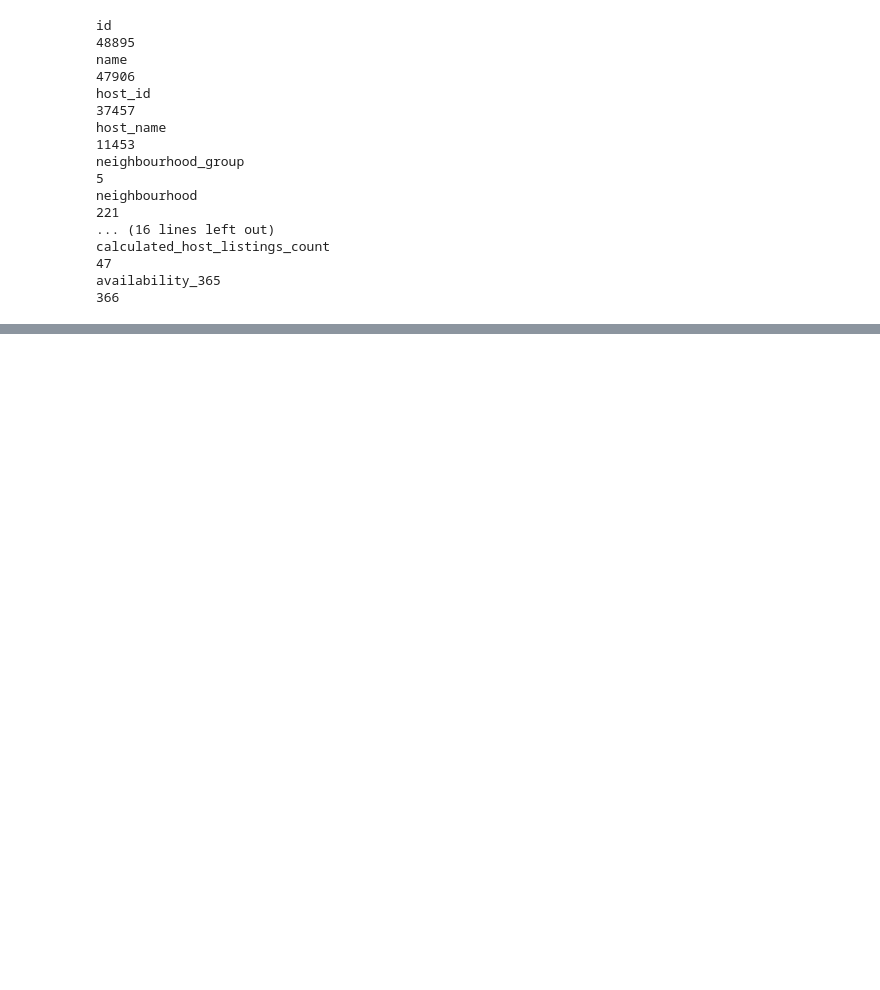
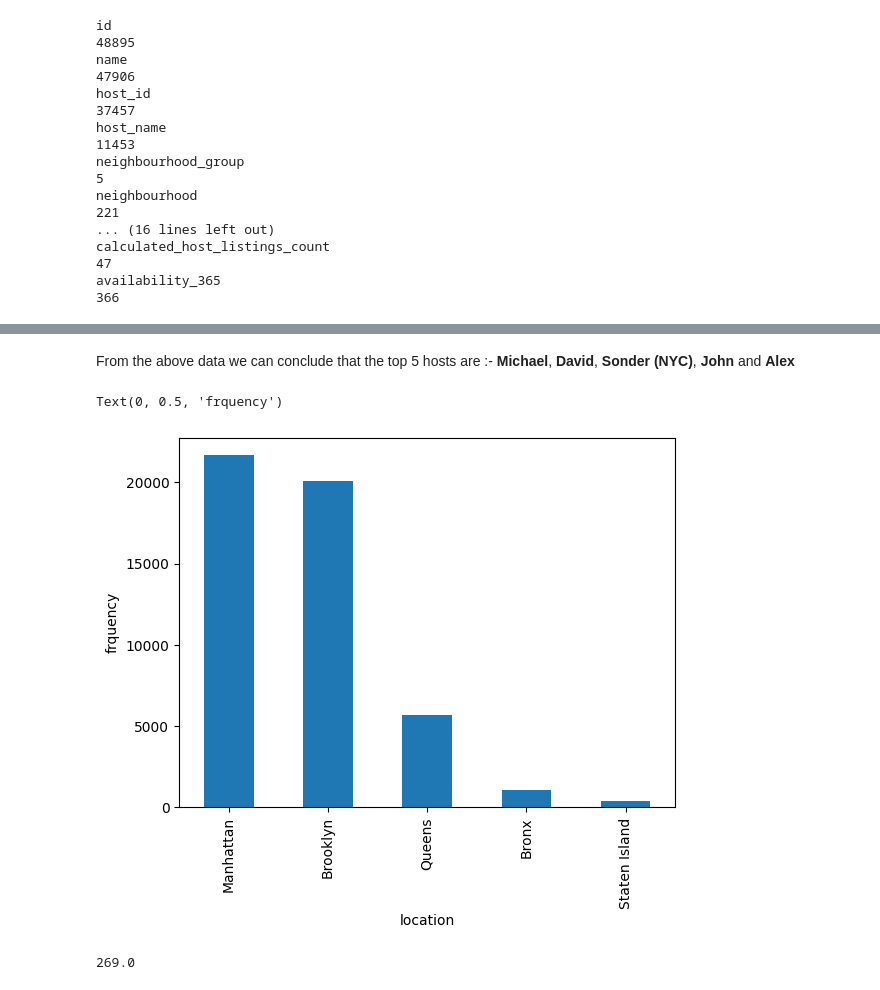
Before and after one commit to ShashankBDSC/air-bnb-EDA, a Jupyter notebook: EDA_Project.ipynb, the cells around one changed output, grey strips where cells are left out. Drawn from its saved outputs; the diff is of its cells as text; code cells hidden in the pictures; blank space fills up the shorter version.

```diff
--- a/EDA_Project.ipynb
+++ b/EDA_Project.ipynb
@@ -139,0 +267,14 @@ df.duplicated().sum()#  to check the duplicate values
+# %% [markdown]
+From  the above data we can conclude that the top 5 hosts are  :-
+ **Michael**,  **David**,   **Sonder (NYC)**,   **John** and  **Alex**
+# %%
+df['neighbourhood_group'].value_counts().plot(kind='bar')
+plt.xlabel('location')
+plt.ylabel('frquency')
+# %% [output]
+Text(0, 0.5, 'frquency')
+[figure, added]
+# %%
+df['price'].quantile(.90) # it means 90% prices are less than 269 which accounts to about 44005 out  of 48895
+# %% [output]
+269.0
```
Also changed, not shown: parts of 16 cells of this notebook.
